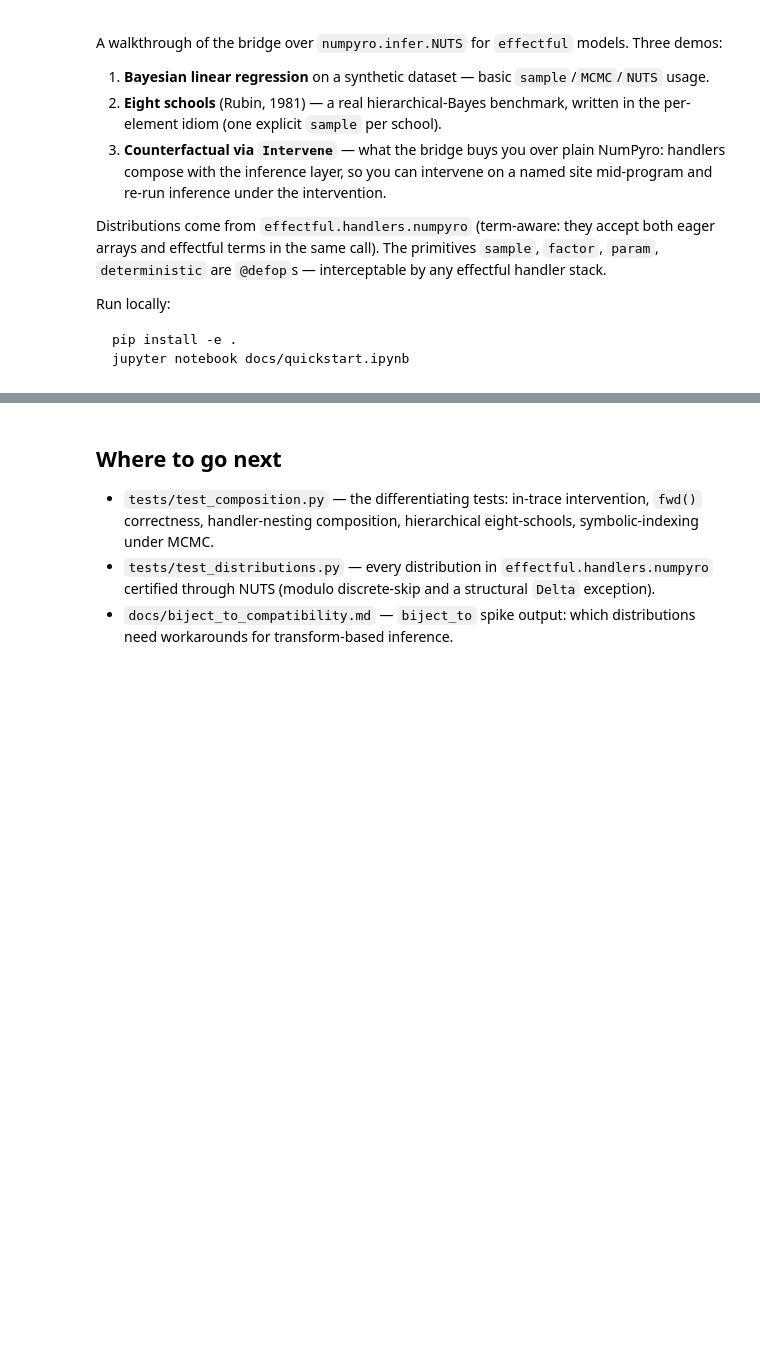
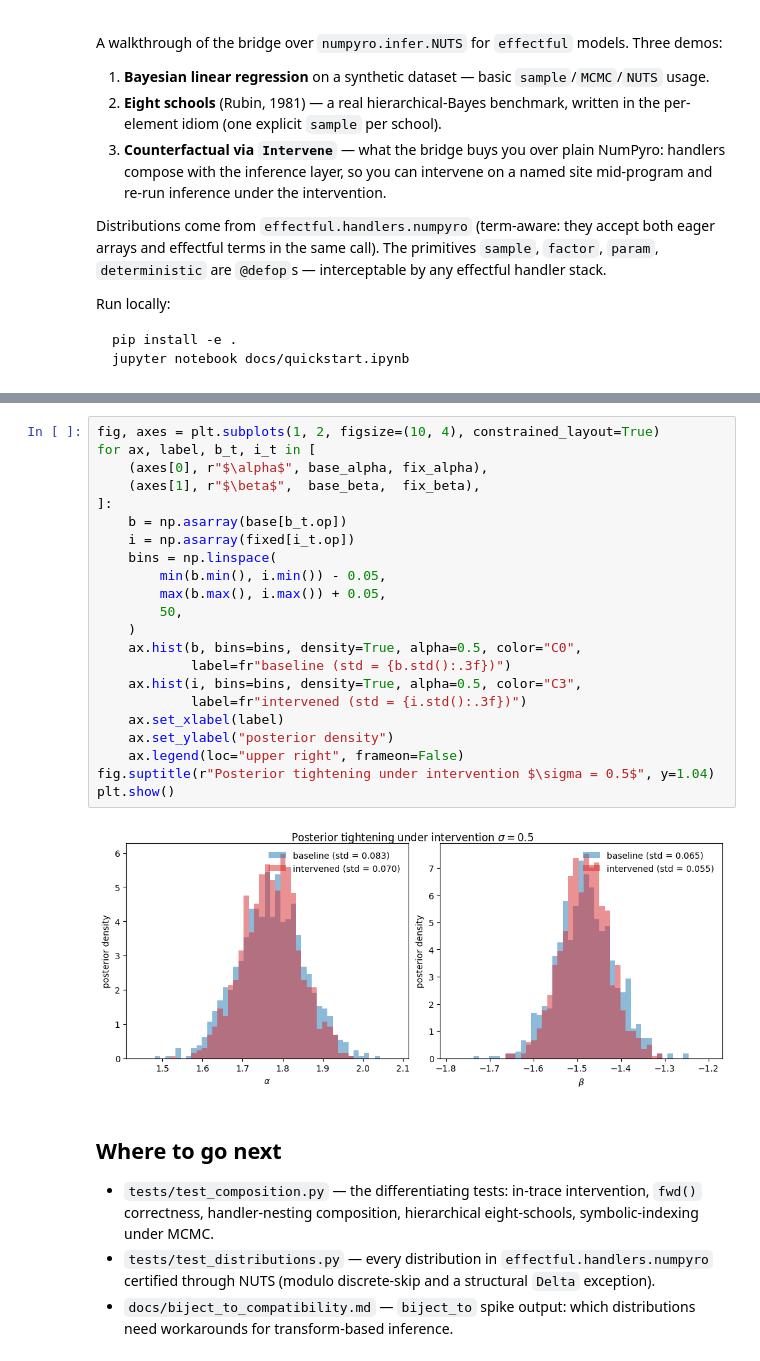
Before and after one commit to datvo06/effectful_mcmc, a Jupyter notebook: docs/quickstart.ipynb, the cells around one changed output, grey strips where cells are left out. Drawn from its saved outputs; the diff is of its cells as text; blank space fills up the shorter version.

```diff
--- a/docs/quickstart.ipynb
+++ b/docs/quickstart.ipynb
@@ -193,3 +277,27 @@ Custom handlers (conditioning, masking, ablations, projections, ...) follow the
+# %%
+fig, axes = plt.subplots(1, 2, figsize=(10, 4), constrained_layout=True)
+for ax, label, b_t, i_t in [
+    (axes[0], r"$\alpha$", base_alpha, fix_alpha),
+    (axes[1], r"$\beta$",  base_beta,  fix_beta),
+]:
+    b = np.asarray(base[b_t.op])
+    i = np.asarray(fixed[i_t.op])
+    bins = np.linspace(
+        min(b.min(), i.min()) - 0.05,
+        max(b.max(), i.max()) + 0.05,
+        50,
+    )
+    ax.hist(b, bins=bins, density=True, alpha=0.5, color="C0",
+            label=fr"baseline (std = {b.std():.3f})")
+    ax.hist(i, bins=bins, density=True, alpha=0.5, color="C3",
+            label=fr"intervened (std = {i.std():.3f})")
+    ax.set_xlabel(label)
+    ax.set_ylabel("posterior density")
+    ax.legend(loc="upper right", frameon=False)
+fig.suptitle(r"Posterior tightening under intervention $\sigma = 0.5$", y=1.04)
+plt.show()
+# %% [output]
+[figure, added]
 # %% [markdown]
 ## Where to go next
 
```
Also changed, not shown: parts of 19 cells of this notebook, 4 other files.
